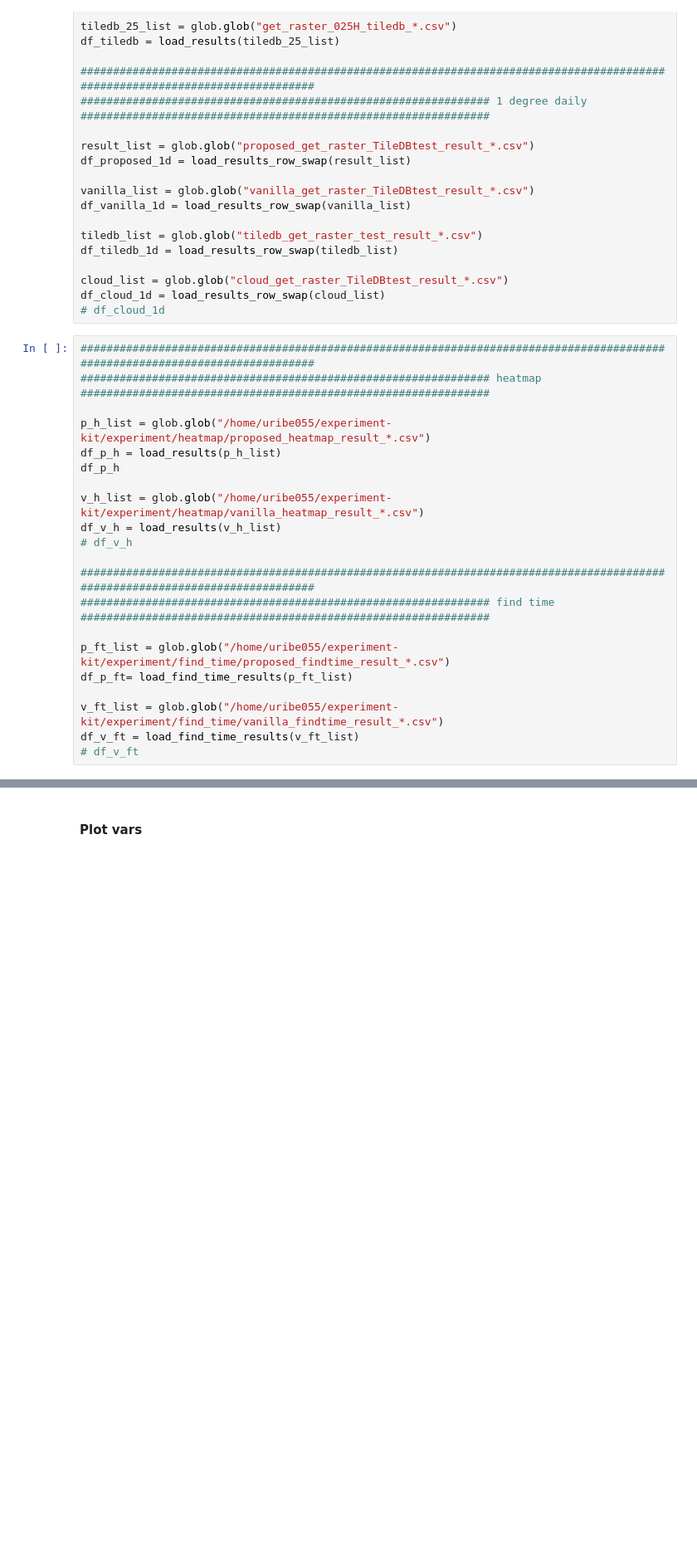
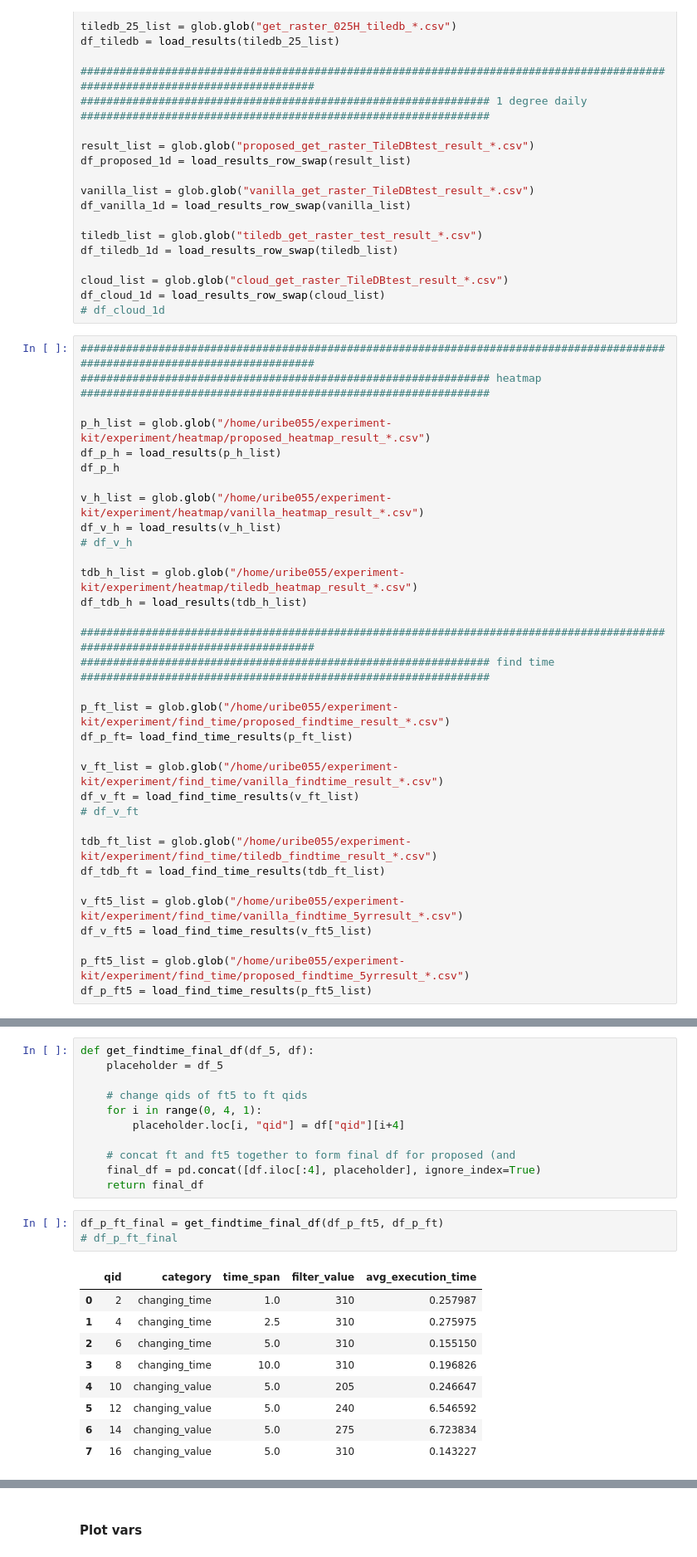
Before and after one commit to iharp3/experiment-kit, a Jupyter notebook: experiment/results/plot.ipynb, the cells around one changed output, grey strips where cells are left out. Shown at 83% size. Cells and saved outputs as stored; diff of their text form; blank space fills up the shorter version.

```diff
--- a/experiment/results/plot.ipynb
+++ b/experiment/results/plot.ipynb
@@ -140,6 +140,9 @@ v_h_list = glob.glob("/home/uribe055/experiment-kit/experiment/heatmap/vanilla_h
 df_v_h = load_results(v_h_list)
 # df_v_h
 
+tdb_h_list = glob.glob("/home/uribe055/experiment-kit/experiment/heatmap/tiledb_heatmap_result_*.csv")
+df_tdb_h = load_results(tdb_h_list)
+
 ##############################################################################################################################
 ############################################################### find time ###############################################################
 
@@ -149,3 +152,12 @@ df_p_ft= load_find_time_results(p_ft_list)
 v_ft_list = glob.glob("/home/uribe055/experiment-kit/experiment/find_time/vanilla_findtime_result_*.csv")
 df_v_ft = load_find_time_results(v_ft_list)
 # df_v_ft
+
+tdb_ft_list = glob.glob("/home/uribe055/experiment-kit/experiment/find_time/tiledb_findtime_result_*.csv")
+df_tdb_ft = load_find_time_results(tdb_ft_list)
+
+v_ft5_list = glob.glob("/home/uribe055/experiment-kit/experiment/find_time/vanilla_findtime_5yrresult_*.csv")
+df_v_ft5 = load_find_time_results(v_ft5_list)
+
+p_ft5_list = glob.glob("/home/uribe055/experiment-kit/experiment/find_time/proposed_findtime_5yrresult_*.csv")
+df_p_ft5 = load_find_time_results(p_ft5_list)
@@ -151,0 +184,24 @@ df_v_ft = load_find_time_results(v_ft_list)
+# %%
+def get_findtime_final_df(df_5, df):
+    placeholder = df_5
+
+    # change qids of ft5 to ft qids
+    for i in range(0, 4, 1):
+        placeholder.loc[i, "qid"] = df["qid"][i+4]
+
+    # concat ft and ft5 together to form final df for proposed (and
+    final_df = pd.concat([df.iloc[:4], placeholder], ignore_index=True)
+    return final_df
+# %%
+df_p_ft_final = get_findtime_final_df(df_p_ft5, df_p_ft)
+# df_p_ft_final
+# %% [output]
+|  | qid | category | time_span | filter_value | avg_execution_time |
+| 0 | 2 | changing_time | 1.0 | 310 | 0.257987 |
+| 1 | 4 | changing_time | 2.5 | 310 | 0.275975 |
+| 2 | 6 | changing_time | 5.0 | 310 | 0.155150 |
+| 3 | 8 | changing_time | 10.0 | 310 | 0.196826 |
+| 4 | 10 | changing_value | 5.0 | 205 | 0.246647 |
+| 5 | 12 | changing_value | 5.0 | 240 | 6.546592 |
+| 6 | 14 | changing_value | 5.0 | 275 | 6.723834 |
+| 7 | 16 | changing_value | 5.0 | 310 | 0.143227 |
```
Also changed, not shown: parts of 10 cells of this notebook.
